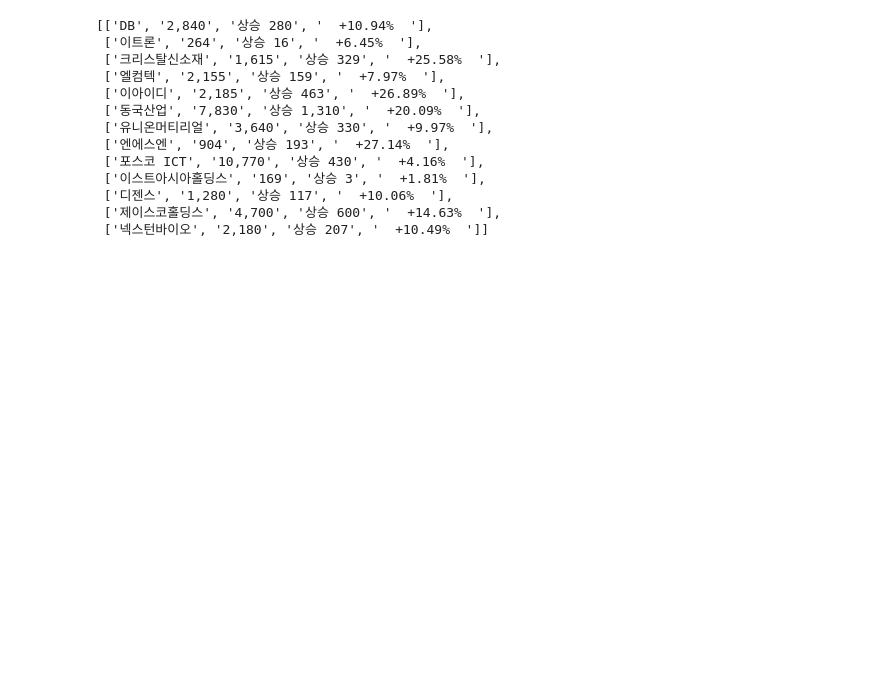
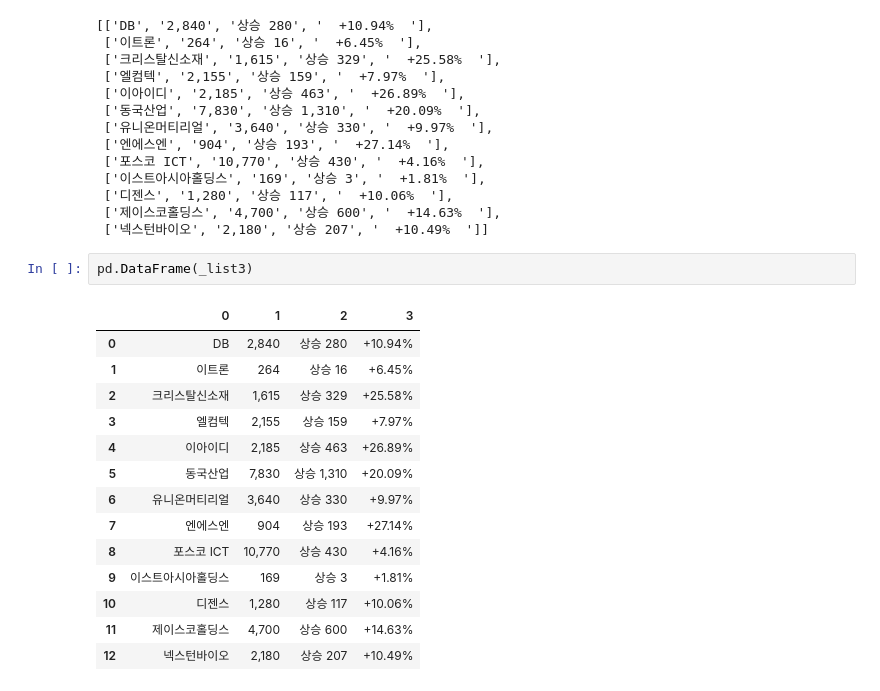
Before and after one commit to iamtaewon/python_01, a Jupyter notebook: server/test.ipynb, the cells around one changed output. Cells and saved outputs as stored; diff of their text form; blank space fills up the shorter version.

```diff
--- a/server/test.ipynb
+++ b/server/test.ipynb
@@ -184,3 +185,20 @@ _list3
  ['디젠스', '1,280', '상승 117', '  +10.06%  '],
  ['제이스코홀딩스', '4,700', '상승 600', '  +14.63%  '],
  ['넥스턴바이오', '2,180', '상승 207', '  +10.49%  ']]
+# %%
+pd.DataFrame(_list3)
+# %% [output]
+|  | 0 | 1 | 2 | 3 |
+| 0 | DB | 2,840 | 상승 280 | +10.94% |
+| 1 | 이트론 | 264 | 상승 16 | +6.45% |
+| 2 | 크리스탈신소재 | 1,615 | 상승 329 | +25.58% |
+| 3 | 엘컴텍 | 2,155 | 상승 159 | +7.97% |
+| 4 | 이아이디 | 2,185 | 상승 463 | +26.89% |
+| 5 | 동국산업 | 7,830 | 상승 1,310 | +20.09% |
+| 6 | 유니온머티리얼 | 3,640 | 상승 330 | +9.97% |
+| 7 | 엔에스엔 | 904 | 상승 193 | +27.14% |
+| 8 | 포스코 ICT | 10,770 | 상승 430 | +4.16% |
+| 9 | 이스트아시아홀딩스 | 169 | 상승 3 | +1.81% |
+| 10 | 디젠스 | 1,280 | 상승 117 | +10.06% |
+| 11 | 제이스코홀딩스 | 4,700 | 상승 600 | +14.63% |
+| 12 | 넥스턴바이오 | 2,180 | 상승 207 | +10.49% |
```
Also changed, not shown: parts of 1 cell of this notebook.
